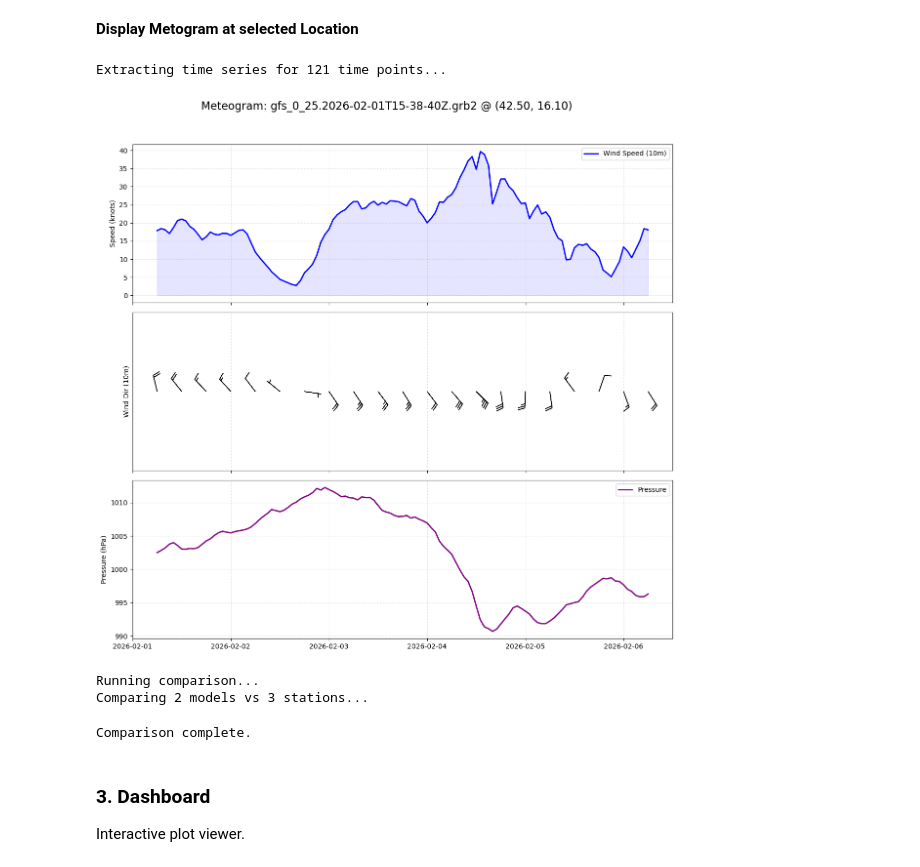
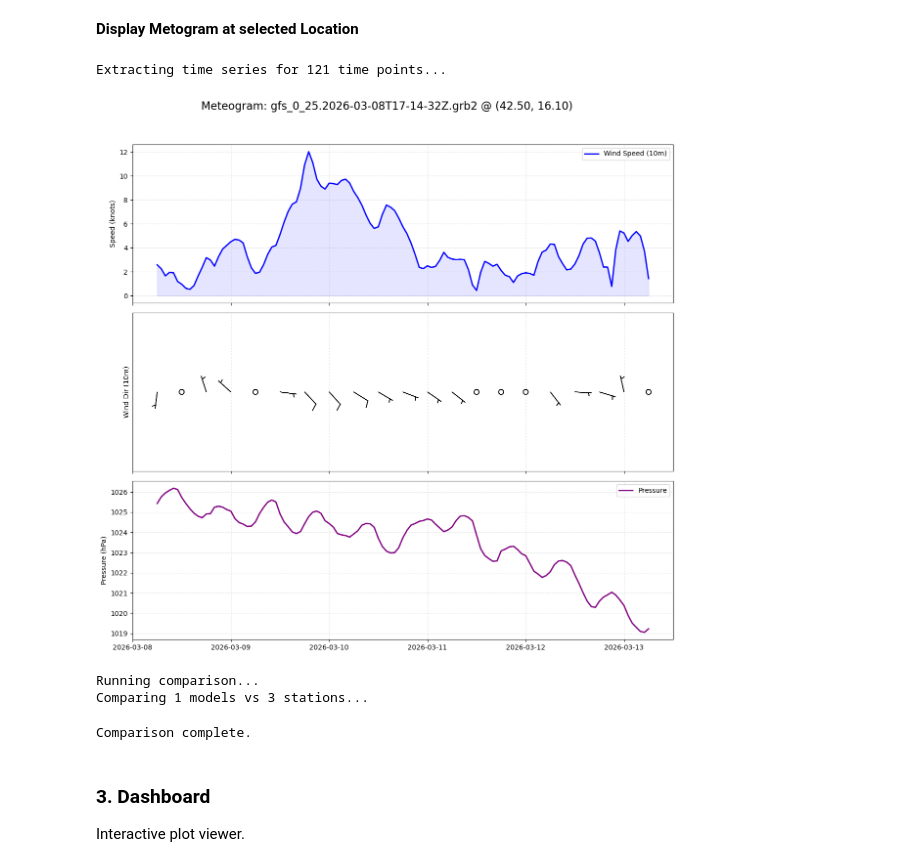
Before and after one commit to heilingch/grib_select, a Jupyter notebook: notebooks/Interactive_Analysis.ipynb, the cells around one changed output. Cells and saved outputs as stored; diff of their text form; code cells hidden in the pictures.

Commit message:
Updated interactive Notebook for more convenient Grib File handling

```diff
--- a/notebooks/Interactive_Analysis.ipynb
+++ b/notebooks/Interactive_Analysis.ipynb
@@ -16,5 +16,14 @@ from workflow import GribSelectorSession
 ### 1. Initialize Session and Load Data
 # %%
 # show available grib files
-os.listdir('./../tests/data/')
+grib_path = '/home/christian/squid/'
+grib_files = os.listdir(grib_path)
+
+for i in range(len(grib_files)):
+    print(f"{i}: {grib_files[i]}")
+
+# Select Grib file for further processing
+sel_grib_file = grib_path + grib_files[1]
+print("")
+print(f"Selected Grib File: {sel_grib_file}")
 # %% [output]
@@ -37,8 +43,8 @@ session.load_metar('LDSP', hours=24) # Split
 session.load_metar('LDZD', hours=24) # Zadar
 
 # Add Models
-session.add_grib('./../tests/data/gfs_0_25.2026-01-30T19-06-17Z.grb2')
-session.add_grib('./../tests/data/gfs_0_25.2026-02-01T15-38-40Z.grb2')
+# session.add_grib('./../tests/data/gfs_0_25.2026-01-30T19-06-17Z.grb2')
+session.add_grib(sel_grib_file)
 
 # Show meta data of loaded grib files
 print(30*'-')
@@ -99,16 +101,16 @@ Searching stations in Model Bounds (buffered): Lat [41.00, 46.25], Lon [12.25, 2
 # %%
 # reporting a meteogram at e.g. the current boat position
 #position = [40, 16]
-grib_file = "gfs_0_25.2026-02-01T15-38-40Z.grb2"
-session.report_meteogram(grib_file, lat=42.5, lon=16.1)
+# grib_file = "gfs_0_25.2026-02-01T15-38-40Z.grb2"
+session.report_meteogram(grib_files[1], lat=42.5, lon=16.1)
 # %% [output]
 Extracting time series for 121 time points...
-[figure, old version]
+[figure, new version]
 # %%
 session.run_comparison()
 # %% [output]
 Running comparison...
-Comparing 2 models vs 3 stations...
+Comparing 1 models vs 3 stations...
 Comparison complete.
 # %% [markdown]
 ### 3. Dashboard
```
Also changed, not shown: parts of 3 cells of this notebook.
